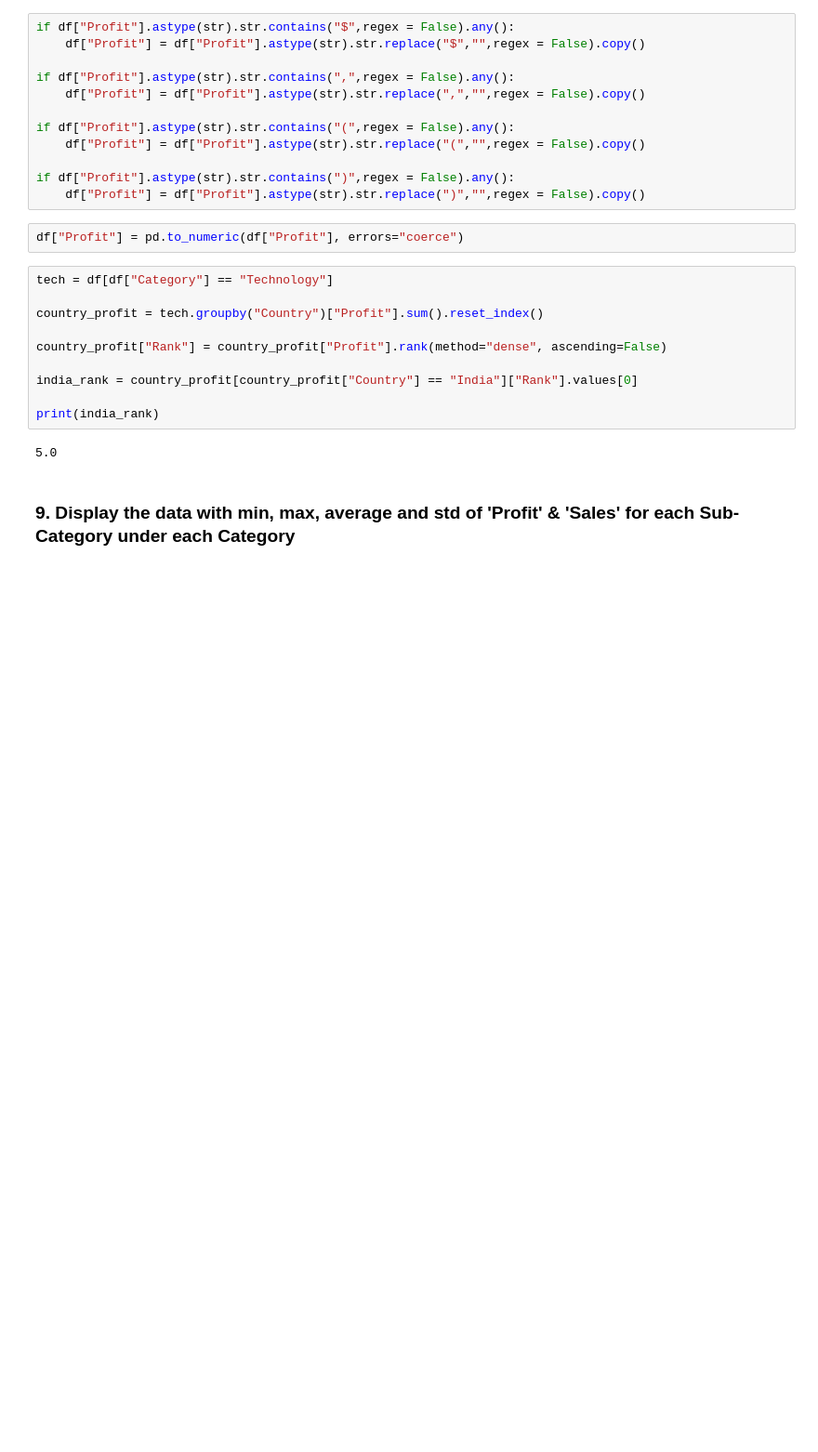
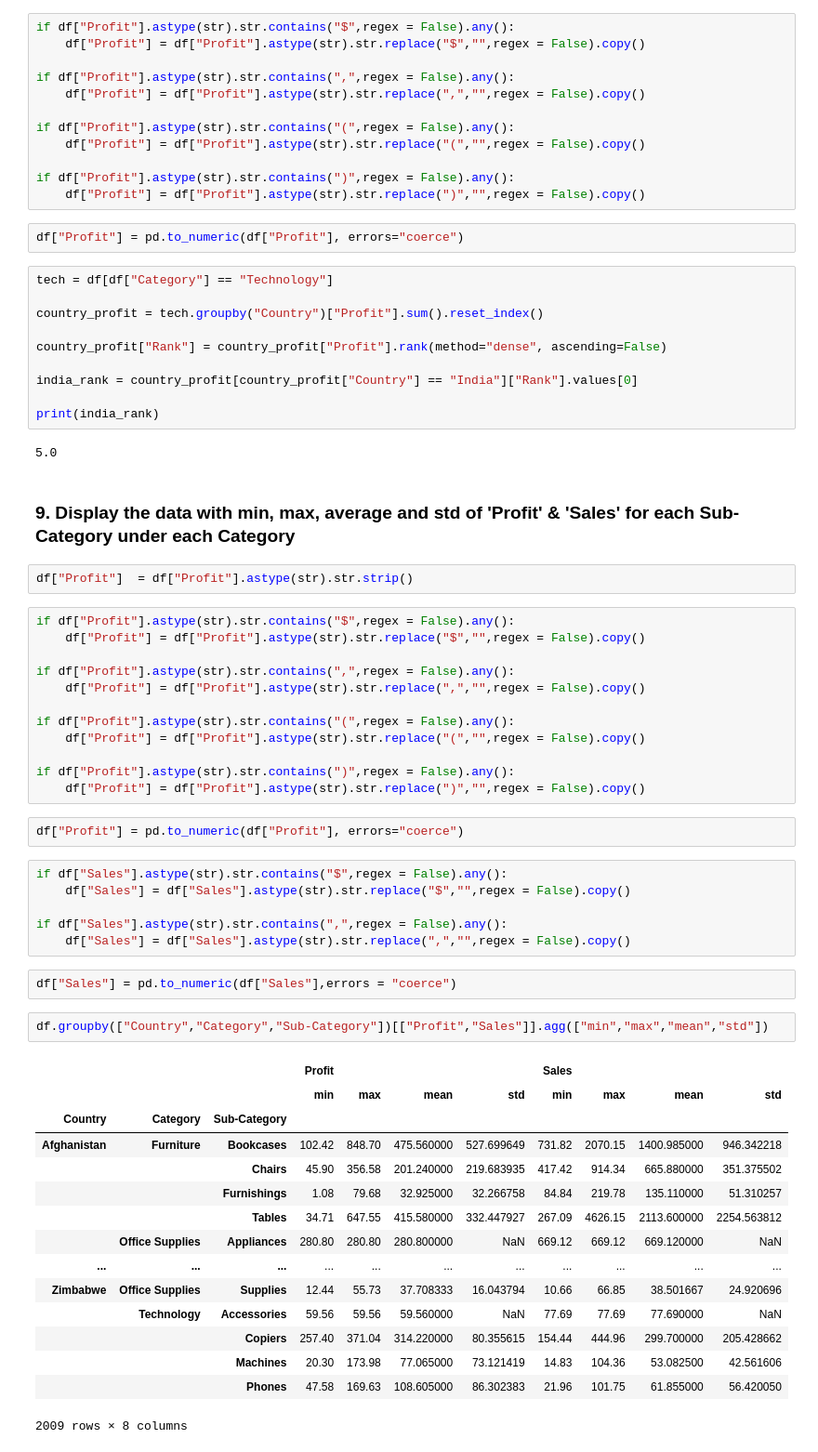
Before and after one commit to Abburibhuvan/pandasp1, a Jupyter notebook: Project_1.ipynb, the cells around one changed output. Shown at 93% size. Saved outputs shown, nothing was run; the diff lists cells and outputs as text; blank space fills up the shorter version.

```diff
--- a/Project_1.ipynb
+++ b/Project_1.ipynb
@@ -363,3 +363,45 @@ print(india_rank)
 5.0
 # %% [markdown]
 ### **9. Display the data with min, max, average and std of 'Profit' & 'Sales' for each Sub-Category under each Category**
+# %%
+df["Profit"]  = df["Profit"].astype(str).str.strip()
+# %%
+if df["Profit"].astype(str).str.contains("$",regex = False).any():
+    df["Profit"] = df["Profit"].astype(str).str.replace("$","",regex = False).copy()
+
+if df["Profit"].astype(str).str.contains(",",regex = False).any():
+    df["Profit"] = df["Profit"].astype(str).str.replace(",","",regex = False).copy()
+
+if df["Profit"].astype(str).str.contains("(",regex = False).any():
+    df["Profit"] = df["Profit"].astype(str).str.replace("(","",regex = False).copy()
+
+if df["Profit"].astype(str).str.contains(")",regex = False).any():
+    df["Profit"] = df["Profit"].astype(str).str.replace(")","",regex = False).copy()
+# %%
+df["Profit"] = pd.to_numeric(df["Profit"], errors="coerce")
+# %%
+if df["Sales"].astype(str).str.contains("$",regex = False).any():
+    df["Sales"] = df["Sales"].astype(str).str.replace("$","",regex = False).copy()
+
+if df["Sales"].astype(str).str.contains(",",regex = False).any():
+    df["Sales"] = df["Sales"].astype(str).str.replace(",","",regex = False).copy()
+# %%
+df["Sales"] = pd.to_numeric(df["Sales"],errors = "coerce")
+# %%
+df.groupby(["Country","Category","Sub-Category"])[["Profit","Sales"]].agg(["min","max","mean","std"])
+# %% [output]
+|  |  |  | Profit |  |  |  | Sales |  |  |  |
+|  |  |  | min | max | mean | std | min | max | mean | std |
+| Country | Category | Sub-Category |  |  |  |  |  |  |  |  |
+| Afghanistan | Furniture | Bookcases | 102.42 | 848.70 | 475.560000 | 527.699649 | 731.82 | 2070.15 | 1400.985000 | 946.342218 |
+|  |  | Chairs | 45.90 | 356.58 | 201.240000 | 219.683935 | 417.42 | 914.34 | 665.880000 | 351.375502 |
+|  |  | Furnishings | 1.08 | 79.68 | 32.925000 | 32.266758 | 84.84 | 219.78 | 135.110000 | 51.310257 |
+|  |  | Tables | 34.71 | 647.55 | 415.580000 | 332.447927 | 267.09 | 4626.15 | 2113.600000 | 2254.563812 |
+|  | Office Supplies | Appliances | 280.80 | 280.80 | 280.800000 | NaN | 669.12 | 669.12 | 669.120000 | NaN |
+| ... | ... | ... | ... | ... | ... | ... | ... | ... | ... | ... |
+| Zimbabwe | Office Supplies | Supplies | 12.44 | 55.73 | 37.708333 | 16.043794 | 10.66 | 66.85 | 38.501667 | 24.920696 |
+|  | Technology | Accessories | 59.56 | 59.56 | 59.560000 | NaN | 77.69 | 77.69 | 77.690000 | NaN |
+|  |  | Copiers | 257.40 | 371.04 | 314.220000 | 80.355615 | 154.44 | 444.96 | 299.700000 | 205.428662 |
+|  |  | Machines | 20.30 | 173.98 | 77.065000 | 73.121419 | 14.83 | 104.36 | 53.082500 | 42.561606 |
+|  |  | Phones | 47.58 | 169.63 | 108.605000 | 86.302383 | 21.96 | 101.75 | 61.855000 | 56.420050 |
+2009 rows × 8 columns
```
